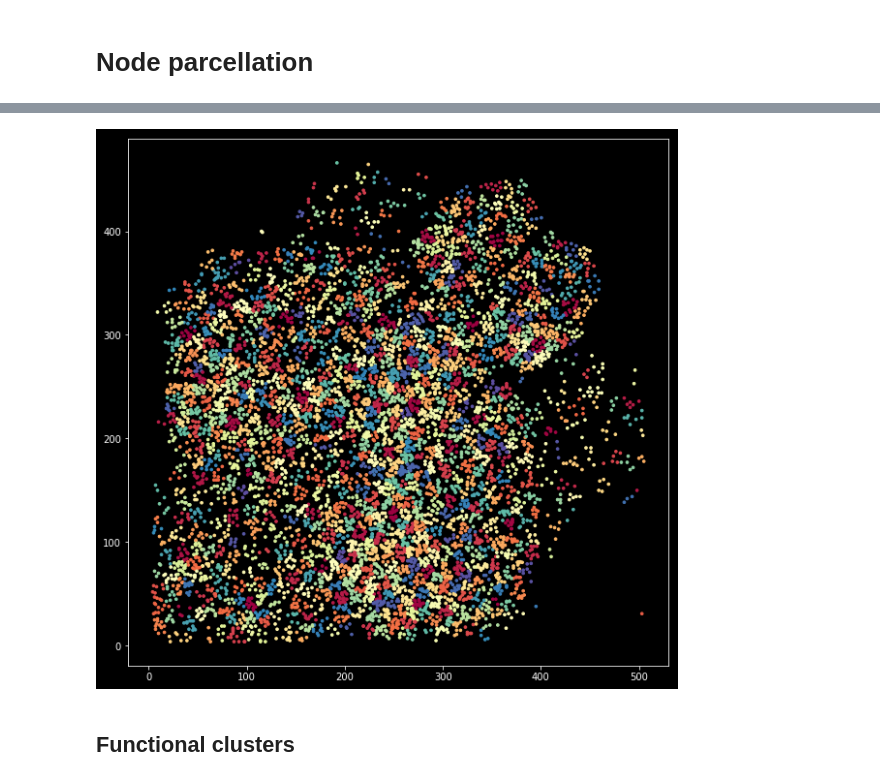
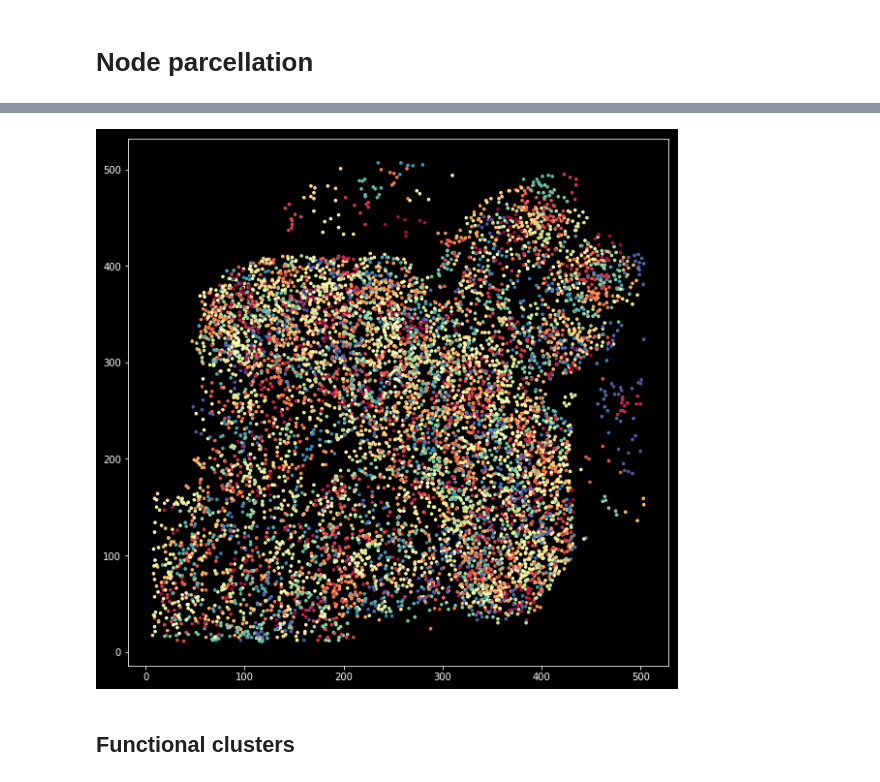
Before and after one commit to dafishcode/suite2p_analysis_py, a Jupyter notebook: network.ipynb, the cells around one changed output, grey strips where cells are left out. Drawn from its saved outputs; the diff is of its cells as text; code cells hidden in the pictures.

```diff
--- a/network.ipynb
+++ b/network.ipynb
@@ -60,19 +43,19 @@ Clustering fish 1 of 1
 # %%
 # Plot an illustrative example
 #----------------------------------------------------------------------------------------
-fish = 0
+fish = 2
 # Pull out the data from fish structure
 #----------------------------------------------------------------------------------------
 cs = np.load(coordlist[fish])
 x = cs[:,0]
 y = cs[:,1]
 # Actual plotting routines
 #----------------------------------------------------------------------------------------
 plt.figure(figsize = (10,10))
 plt.scatter(x, y, s = 7, c = cs[:,3],  cmap = 'Spectral', alpha = 1)
 plt.show()
 # %% [output]
-[figure, old version]
+[figure, new version]
 # %% [markdown]
 ## Functional clusters
 # %%
```
Also changed, not shown: parts of 34 cells of this notebook, 2 other files.
